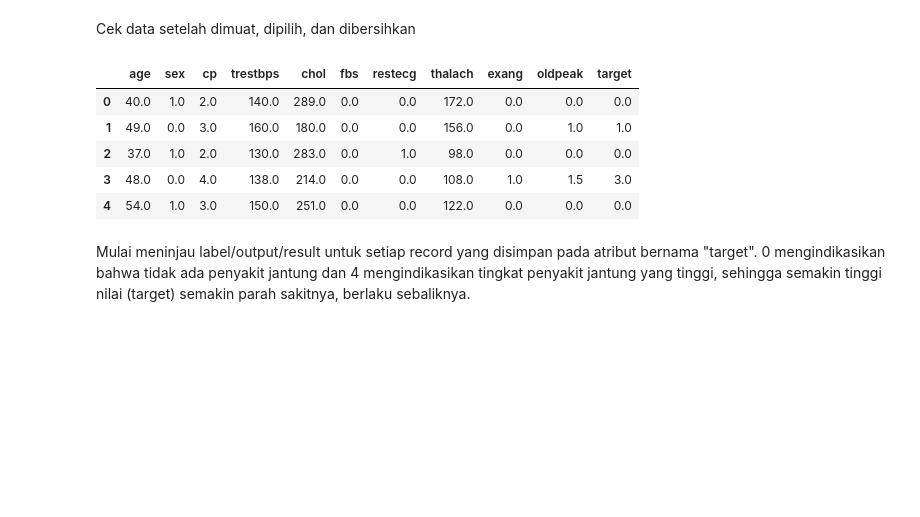
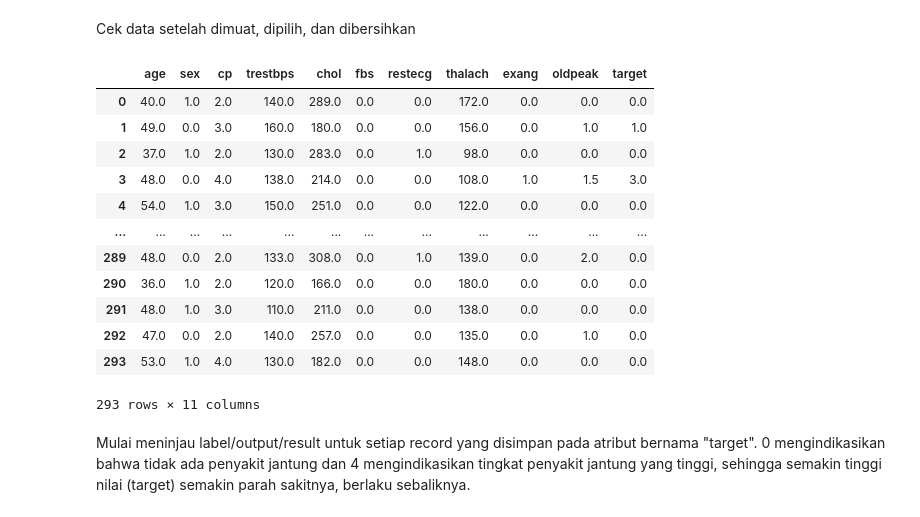
Before and after one commit to ariez08/bengkod_12565, a Jupyter notebook: BK_HungarianData_12565.ipynb, the cells around one changed output. Saved outputs shown, nothing was run; the diff lists cells and outputs as text; code cells hidden in the pictures; blank space fills up the shorter version.

```diff
--- a/BK_HungarianData_12565.ipynb
+++ b/BK_HungarianData_12565.ipynb
@@ -315,14 +351,21 @@ Row duplicate:
 # %% [markdown]
 Cek data setelah dimuat, dipilih, dan dibersihkan
 # %%
-dfClean.head()
+dfClean
 # %% [output]
 |  | age | sex | cp | trestbps | chol | fbs | restecg | thalach | exang | oldpeak | target |
 | 0 | 40.0 | 1.0 | 2.0 | 140.0 | 289.0 | 0.0 | 0.0 | 172.0 | 0.0 | 0.0 | 0.0 |
 | 1 | 49.0 | 0.0 | 3.0 | 160.0 | 180.0 | 0.0 | 0.0 | 156.0 | 0.0 | 1.0 | 1.0 |
 | 2 | 37.0 | 1.0 | 2.0 | 130.0 | 283.0 | 0.0 | 1.0 | 98.0 | 0.0 | 0.0 | 0.0 |
 | 3 | 48.0 | 0.0 | 4.0 | 138.0 | 214.0 | 0.0 | 0.0 | 108.0 | 1.0 | 1.5 | 3.0 |
 | 4 | 54.0 | 1.0 | 3.0 | 150.0 | 251.0 | 0.0 | 0.0 | 122.0 | 0.0 | 0.0 | 0.0 |
+| ... | ... | ... | ... | ... | ... | ... | ... | ... | ... | ... | ... |
+| 289 | 48.0 | 0.0 | 2.0 | 133.0 | 308.0 | 0.0 | 1.0 | 139.0 | 0.0 | 2.0 | 0.0 |
+| 290 | 36.0 | 1.0 | 2.0 | 120.0 | 166.0 | 0.0 | 0.0 | 180.0 | 0.0 | 0.0 | 0.0 |
+| 291 | 48.0 | 1.0 | 3.0 | 110.0 | 211.0 | 0.0 | 0.0 | 138.0 | 0.0 | 0.0 | 0.0 |
+| 292 | 47.0 | 0.0 | 2.0 | 140.0 | 257.0 | 0.0 | 0.0 | 135.0 | 0.0 | 1.0 | 0.0 |
+| 293 | 53.0 | 1.0 | 4.0 | 130.0 | 182.0 | 0.0 | 0.0 | 148.0 | 0.0 | 0.0 | 0.0 |
+293 rows × 11 columns
 # %% [markdown]
 Mulai meninjau label/output/result untuk setiap record yang disimpan pada atribut bernama "target". 0 mengindikasikan bahwa tidak ada penyakit jantung dan 4 mengindikasikan tingkat penyakit jantung yang tinggi, sehingga semakin tinggi nilai (target) semakin parah sakitnya, berlaku sebaliknya.
 # %%
```
Also changed, not shown: parts of 92 cells of this notebook, 4 other files.
